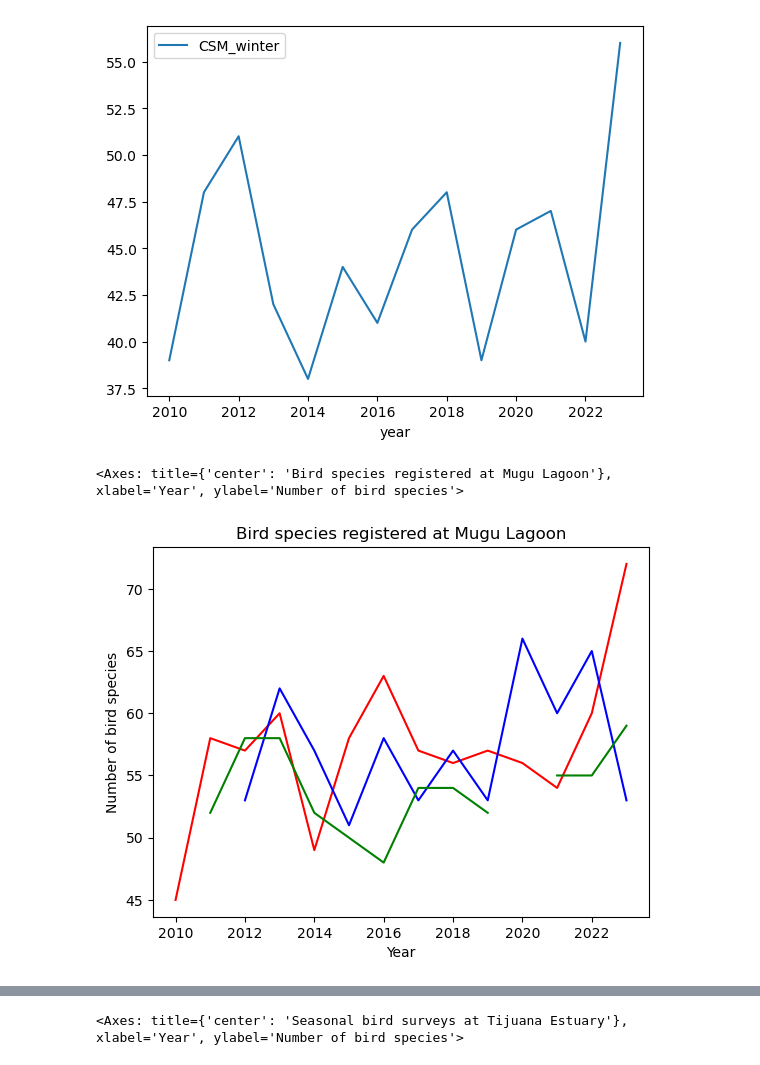
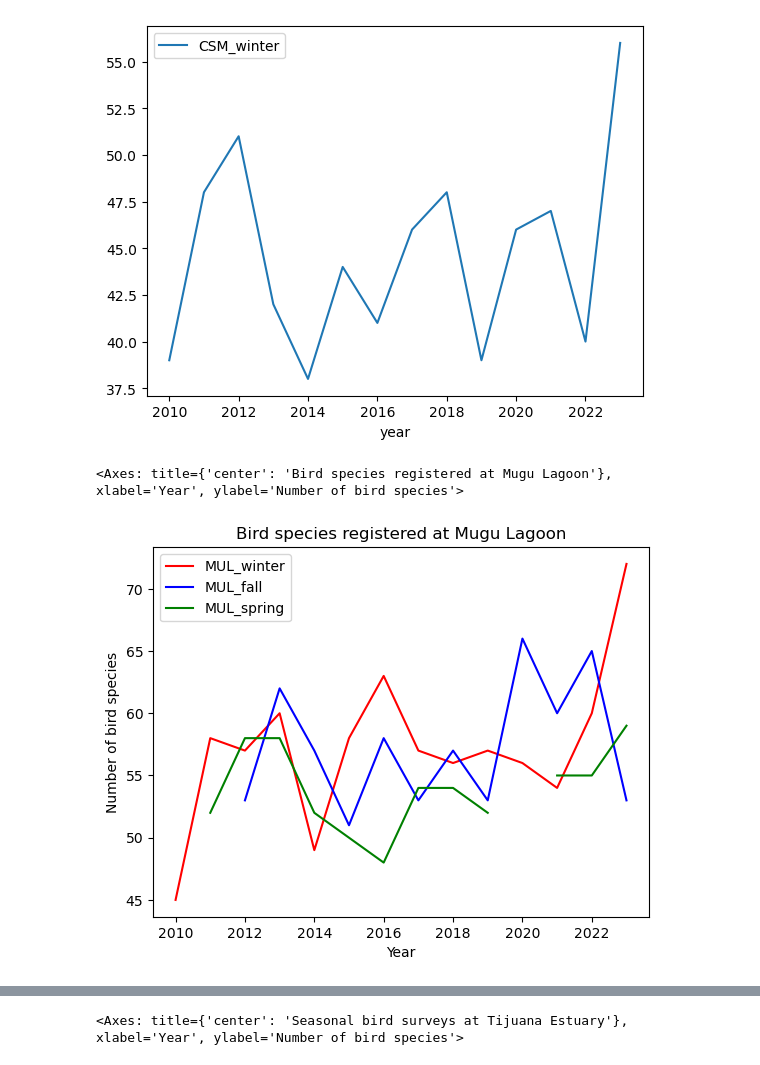
Before and after one commit to ceh58/eds220-2024-in-class, a Jupyter notebook: week2-pandas-plot.ipynb, the cells around one changed output, grey strips where cells are left out. Drawn from its saved outputs; the diff is of its cells as text; code cells hidden in the pictures.

```diff
--- a/week2-pandas-plot.ipynb
+++ b/week2-pandas-plot.ipynb
@@ -25,14 +25,15 @@ df.plot(x='year', y='CSM_winter')
 <Axes: xlabel='year'>
 [figure]
 # %%
+# Check-in 1:
 df.plot(x='year',
         y=['MUL_winter', 'MUL_fall', 'MUL_spring'],
         title='Bird species registered at Mugu Lagoon',
         xlabel='Year',
         ylabel='Number of bird species',
         color= ['red', 'blue', 'green'],
-        legend=False
+        legend= True
         )
 # %% [output]
 <Axes: title={'center': 'Bird species registered at Mugu Lagoon'}, xlabel='Year', ylabel='Number of bird species'>
-[figure, old version]
+[figure, new version]
```
Also changed, not shown: parts of 12 cells of this notebook, 2 other files.
